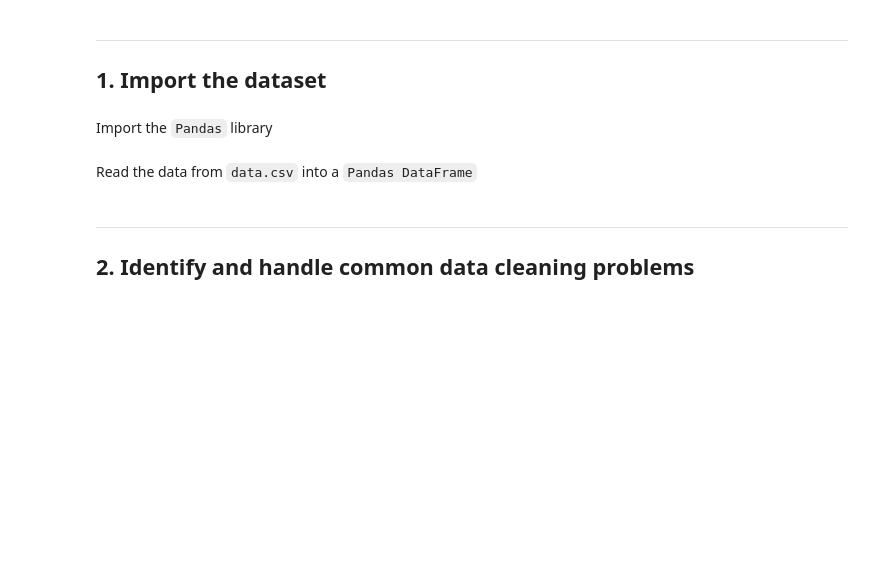
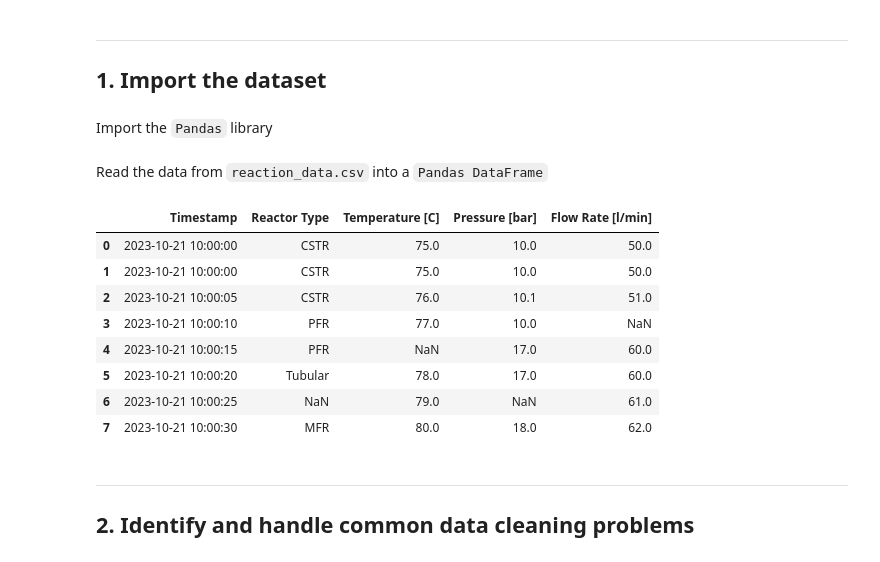
Before and after one commit to SamerHany/CHES210-Data-Science-In-Chemical-Engineering, a Jupyter notebook: Week 05/Tutorial-5-Data-Cleaning.ipynb, the cells around one changed output. Drawn from its saved outputs; the diff is of its cells as text; code cells hidden in the pictures; blank space fills up the shorter version.

```diff
--- a/Week 05/Tutorial-5-Data-Cleaning.ipynb
+++ b/Week 05/Tutorial-5-Data-Cleaning.ipynb
@@ -45,8 +56,18 @@ import pandas as pd
 # %% [markdown]
-Read the data from `data.csv` into a `Pandas DataFrame`
+Read the data from `reaction_data.csv` into a `Pandas DataFrame`
 # %%
-df = pd.read_csv('data.csv')
+df = pd.read_csv('reaction_data.csv')
 df
+# %% [output]
+|  | Timestamp | Reactor Type | Temperature [C] | Pressure [bar] | Flow Rate [l/min] |
+| 0 | 2023-10-21 10:00:00 | CSTR | 75.0 | 10.0 | 50.0 |
+| 1 | 2023-10-21 10:00:00 | CSTR | 75.0 | 10.0 | 50.0 |
+| 2 | 2023-10-21 10:00:05 | CSTR | 76.0 | 10.1 | 51.0 |
+| 3 | 2023-10-21 10:00:10 | PFR | 77.0 | 10.0 | NaN |
+| 4 | 2023-10-21 10:00:15 | PFR | NaN | 17.0 | 60.0 |
+| 5 | 2023-10-21 10:00:20 | Tubular | 78.0 | 17.0 | 60.0 |
+| 6 | 2023-10-21 10:00:25 | NaN | 79.0 | NaN | 61.0 |
+| 7 | 2023-10-21 10:00:30 | MFR | 80.0 | 18.0 | 62.0 |
 # %% [markdown]
 <hr id="clean">
 
```
Also changed, not shown: parts of 41 cells of this notebook, 5 other files.
